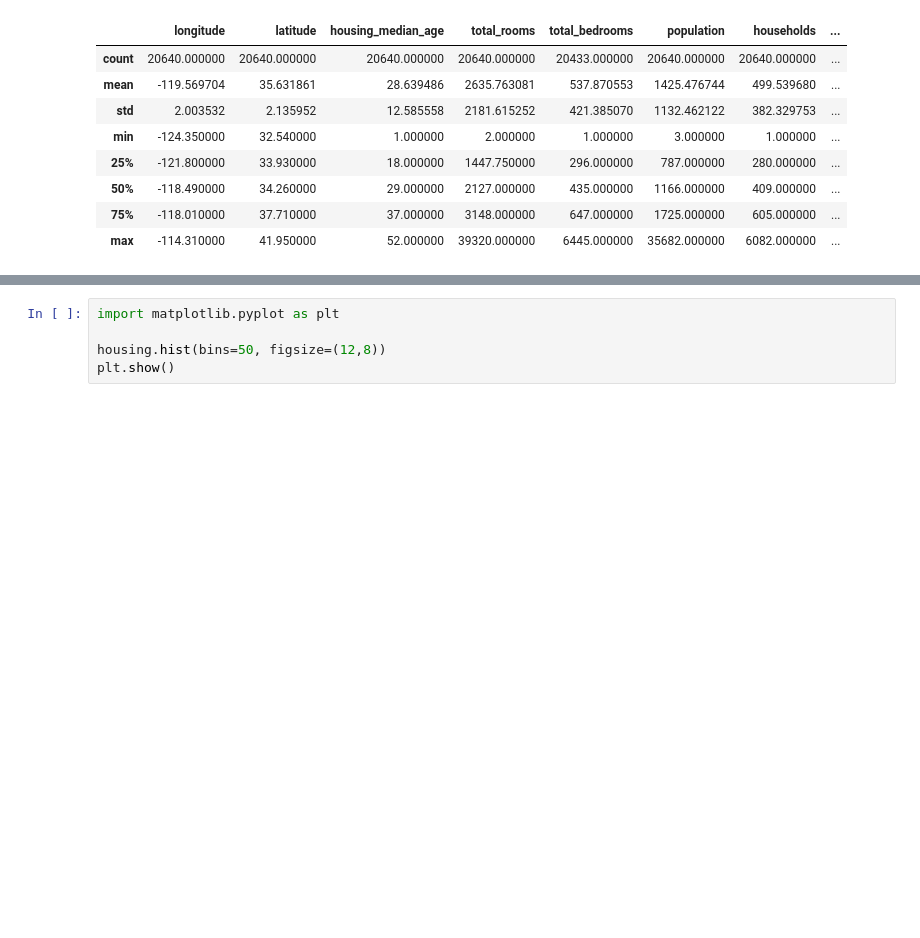
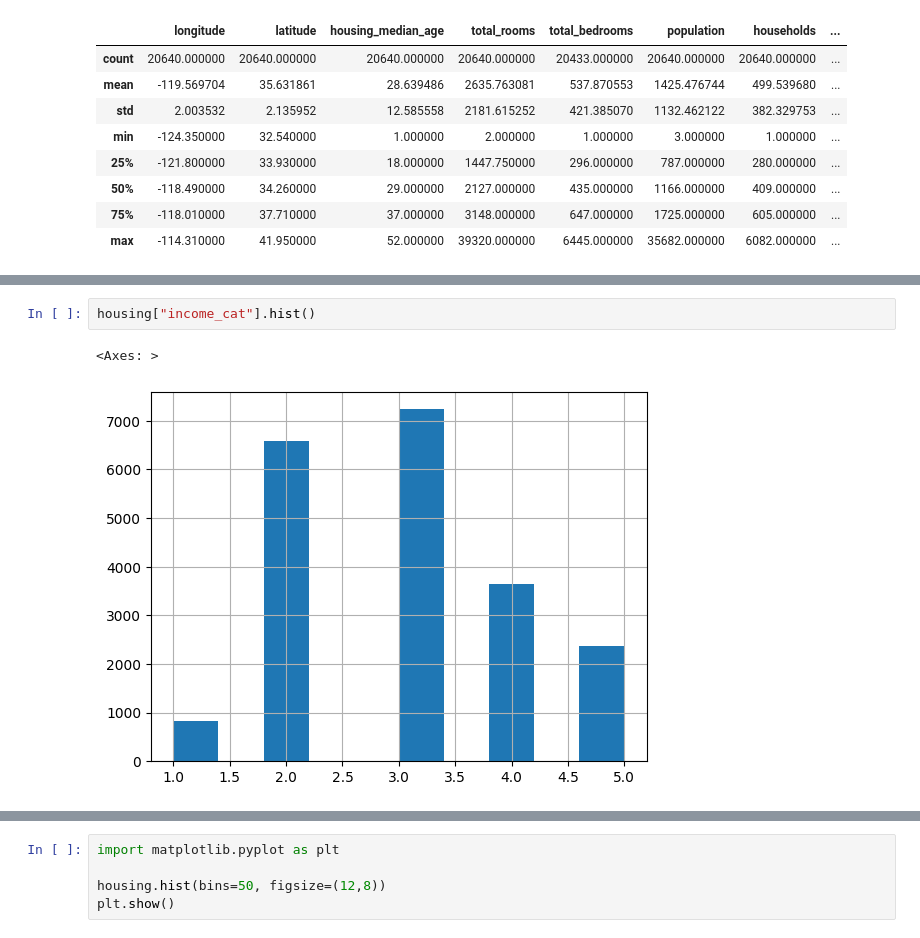
Before and after one commit to imsoumya18/machine_learning, a Jupyter notebook: Housing_Price_Prediction.ipynb, the cells around one changed output, grey strips where cells are left out. Drawn from its saved outputs; the diff is of its cells as text; blank space fills up the shorter version.

```diff
--- a/Housing_Price_Prediction.ipynb
+++ b/Housing_Price_Prediction.ipynb
@@ -74,0 +98,5 @@ housing.describe()
+# %%
+housing["income_cat"].hist()
+# %% [output]
+<Axes: >
+[figure, added]
```
Also changed, not shown: parts of 5 cells of this notebook.
